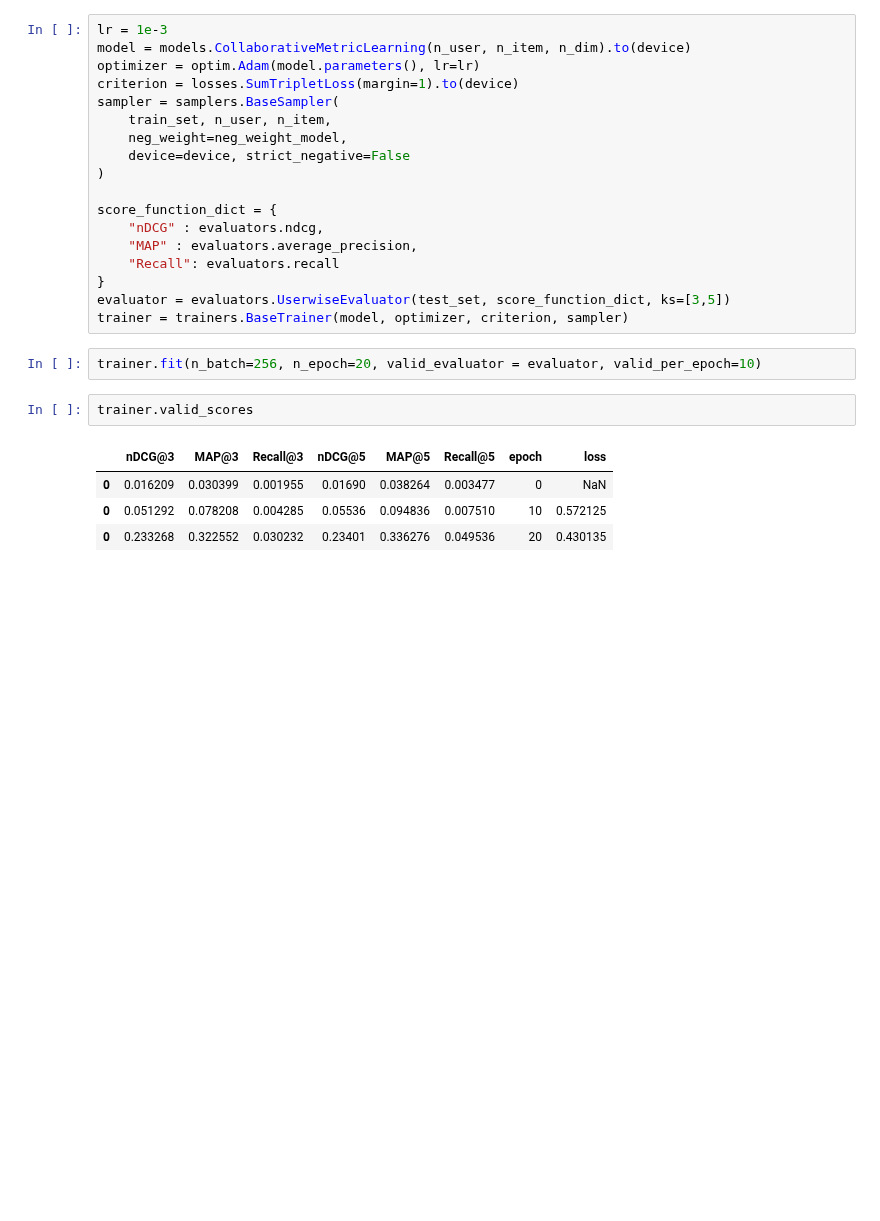
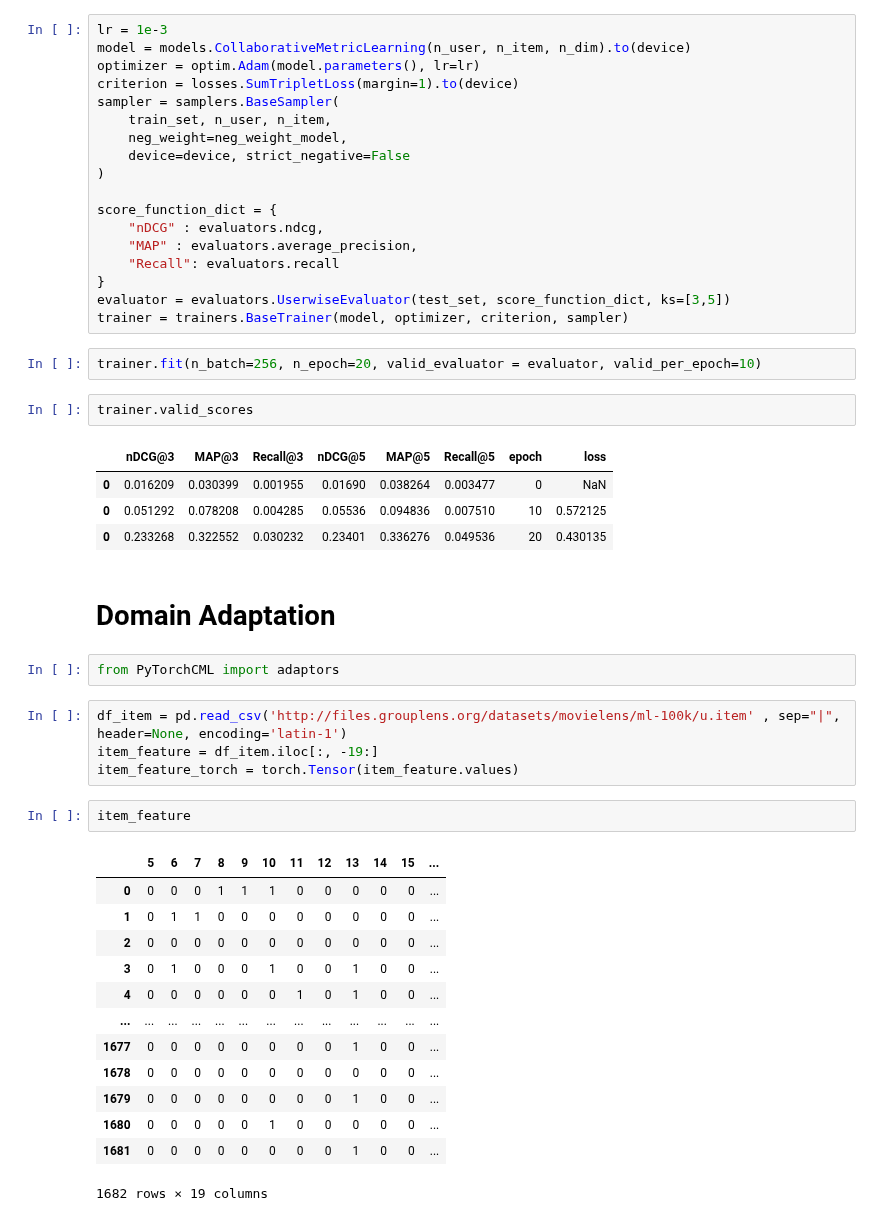
Before and after one commit to hand10ryo/PyTorchCML, a Jupyter notebook: examples/notebooks/movielens_cml.ipynb, the cells around one changed output. Saved outputs shown, nothing was run; the diff lists cells and outputs as text; blank space fills up the shorter version.

Commit message:
implement adaptors for domain adaptation

```diff
--- a/examples/notebooks/movielens_cml.ipynb
+++ b/examples/notebooks/movielens_cml.ipynb
@@ -243,3 +243,27 @@ trainer.valid_scores
 | 0 | 0.016209 | 0.030399 | 0.001955 | 0.01690 | 0.038264 | 0.003477 | 0 | NaN |
 | 0 | 0.051292 | 0.078208 | 0.004285 | 0.05536 | 0.094836 | 0.007510 | 10 | 0.572125 |
 | 0 | 0.233268 | 0.322552 | 0.030232 | 0.23401 | 0.336276 | 0.049536 | 20 | 0.430135 |
+# %% [markdown]
+# Domain Adaptation
+# %%
+from PyTorchCML import adaptors
+# %%
+df_item = pd.read_csv('http://files.grouplens.org/datasets/movielens/ml-100k/u.item' , sep="|", header=None, encoding='latin-1')
+item_feature = df_item.iloc[:, -19:]
+item_feature_torch = torch.Tensor(item_feature.values)
+# %%
+item_feature
+# %% [output]
+|  | 5 | 6 | 7 | 8 | 9 | 10 | 11 | 12 | 13 | 14 | 15 | ... |
+| 0 | 0 | 0 | 0 | 1 | 1 | 1 | 0 | 0 | 0 | 0 | 0 | ... |
+| 1 | 0 | 1 | 1 | 0 | 0 | 0 | 0 | 0 | 0 | 0 | 0 | ... |
+| 2 | 0 | 0 | 0 | 0 | 0 | 0 | 0 | 0 | 0 | 0 | 0 | ... |
+| 3 | 0 | 1 | 0 | 0 | 0 | 1 | 0 | 0 | 1 | 0 | 0 | ... |
+| 4 | 0 | 0 | 0 | 0 | 0 | 0 | 1 | 0 | 1 | 0 | 0 | ... |
+| ... | ... | ... | ... | ... | ... | ... | ... | ... | ... | ... | ... | ... |
+| 1677 | 0 | 0 | 0 | 0 | 0 | 0 | 0 | 0 | 1 | 0 | 0 | ... |
+| 1678 | 0 | 0 | 0 | 0 | 0 | 0 | 0 | 0 | 0 | 0 | 0 | ... |
+| 1679 | 0 | 0 | 0 | 0 | 0 | 0 | 0 | 0 | 1 | 0 | 0 | ... |
+| 1680 | 0 | 0 | 0 | 0 | 0 | 1 | 0 | 0 | 0 | 0 | 0 | ... |
+| 1681 | 0 | 0 | 0 | 0 | 0 | 0 | 0 | 0 | 1 | 0 | 0 | ... |
+1682 rows × 19 columns
```
Also changed, not shown: parts of 3 cells of this notebook, 8 other files.
